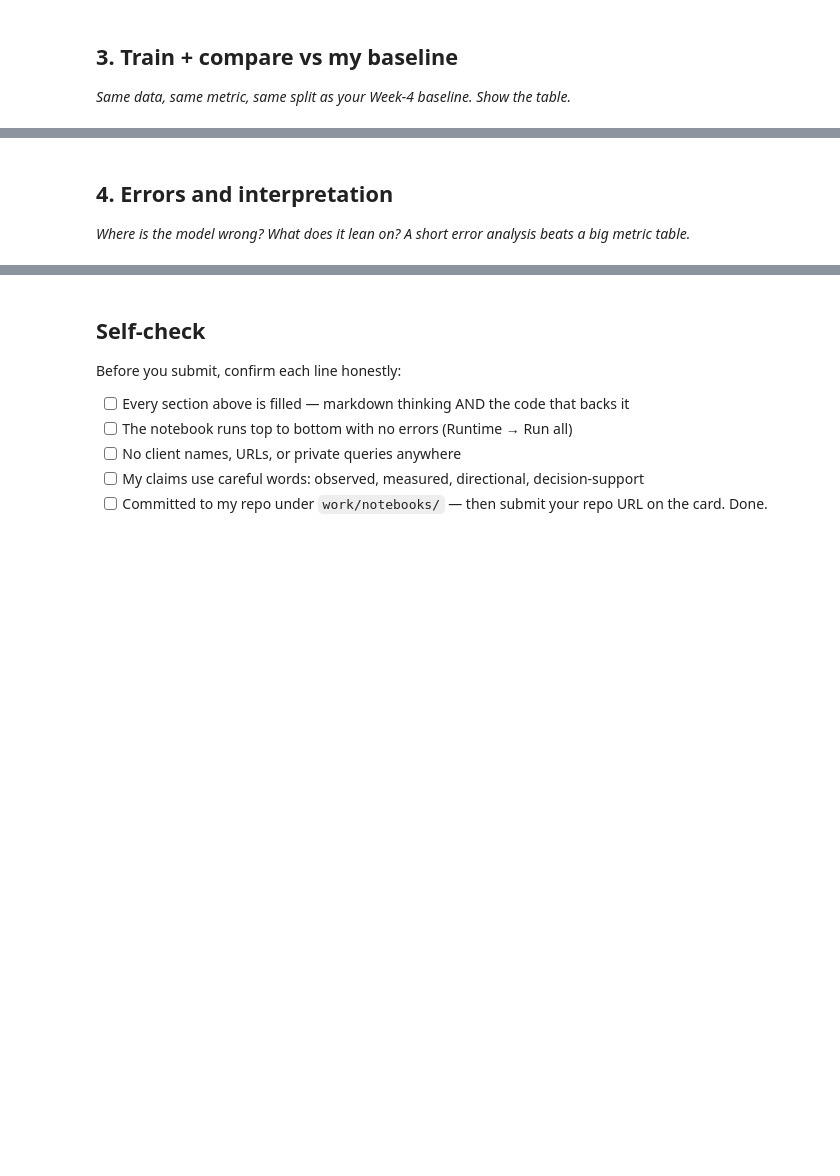
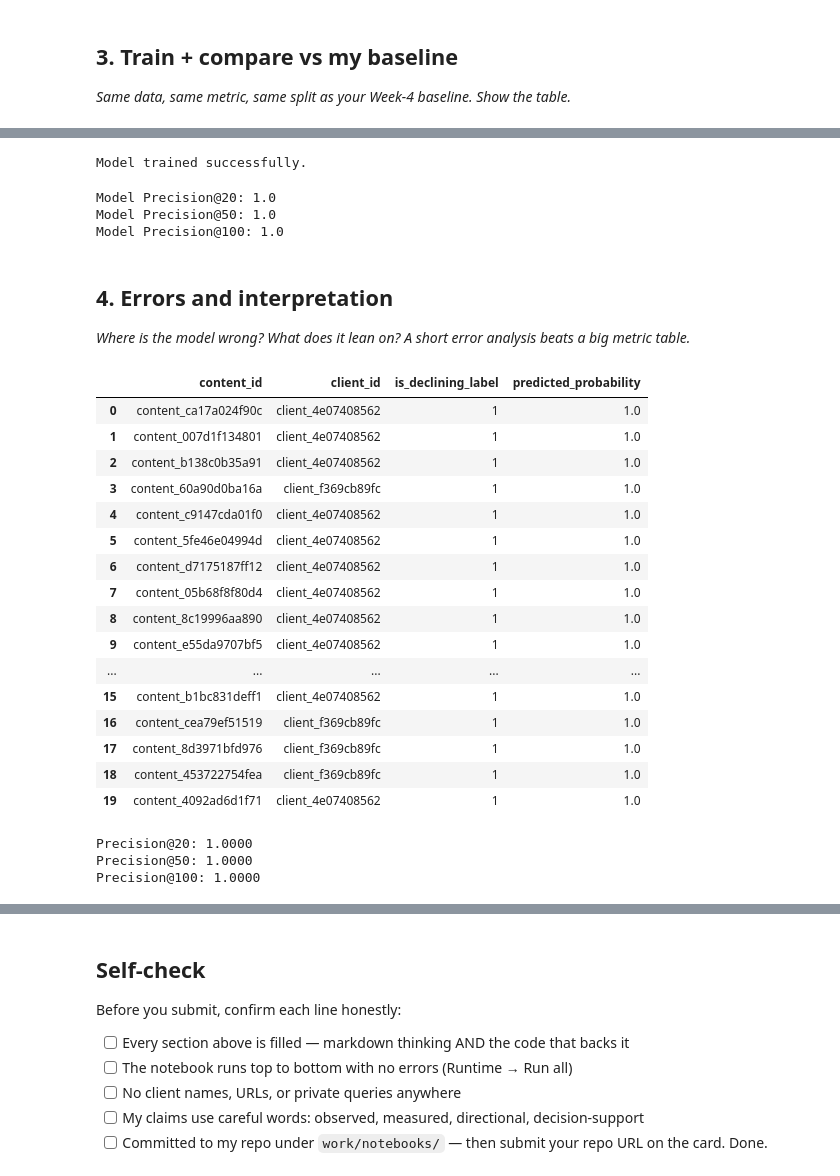
Before and after one commit to dee0742/ML-FlyRank-Task, a Jupyter notebook: work/notebooks/w05_model.ipynb, the cells around one changed output, grey strips where cells are left out. Drawn from its saved outputs; the diff is of its cells as text; code cells hidden in the pictures; blank space fills up the shorter version.

```diff
--- a/work/notebooks/w05_model.ipynb
+++ b/work/notebooks/w05_model.ipynb
@@ -30,3 +122,39 @@ This skeleton is yours to fill. Work the sections **in order** — each one has
+# %%
+X_train = train[feature_columns]
+y_train = train[target]
+
+X_test = test[feature_columns]
+y_test = test[target]
+
+model = Pipeline([
+    ("imputer", SimpleImputer(strategy="median")),
+    ("scaler", StandardScaler()),
+    ("classifier", LogisticRegression(
+        max_iter=1000,
+        random_state=42
+    ))
+])
+
+model.fit(X_train, y_train)
+
+# Probability of being a declining page
+probability = model.predict_proba(X_test)[:, 1]
+
+print("Model trained successfully.")
+# %% [output]
+Model trained successfully.
+# %%
+def precision_at_k(results, k):
+    return results.head(k)["is_declining_label"].mean()
+
+
+print("Model Precision@20:", precision_at_k(results, 20))
+print("Model Precision@50:", precision_at_k(results, 50))
+print("Model Precision@100:", precision_at_k(results, 100))
+# %% [output]
+Model Precision@20: 1.0
+Model Precision@50: 1.0
+Model Precision@100: 1.0
 # %% [markdown]
 ## 4. Errors and interpretation
 
@@ -36,0 +162,44 @@ This skeleton is yours to fill. Work the sections **in order** — each one has
+# %%
+results = test[
+    ["content_id", "client_id", target]
+].copy()
+
+results["predicted_probability"] = probability
+
+results = results.sort_values(
+    "predicted_probability",
+    ascending=False
+).reset_index(drop=True)
+
+results.head(20)
+# %% [output]
+|  | content_id | client_id | is_declining_label | predicted_probability |
+| 0 | content_ca17a024f90c | client_4e07408562 | 1 | 1.0 |
+| 1 | content_007d1f134801 | client_4e07408562 | 1 | 1.0 |
+| 2 | content_b138c0b35a91 | client_4e07408562 | 1 | 1.0 |
+| 3 | content_60a90d0ba16a | client_f369cb89fc | 1 | 1.0 |
+| 4 | content_c9147cda01f0 | client_4e07408562 | 1 | 1.0 |
+| 5 | content_5fe46e04994d | client_4e07408562 | 1 | 1.0 |
+| 6 | content_d7175187ff12 | client_4e07408562 | 1 | 1.0 |
+| 7 | content_05b68f8f80d4 | client_4e07408562 | 1 | 1.0 |
+| 8 | content_8c19996aa890 | client_4e07408562 | 1 | 1.0 |
+| 9 | content_e55da9707bf5 | client_4e07408562 | 1 | 1.0 |
+| ... | ... | ... | ... | ... |
+| 15 | content_b1bc831deff1 | client_4e07408562 | 1 | 1.0 |
+| 16 | content_cea79ef51519 | client_f369cb89fc | 1 | 1.0 |
+| 17 | content_8d3971bfd976 | client_f369cb89fc | 1 | 1.0 |
+| 18 | content_453722754fea | client_f369cb89fc | 1 | 1.0 |
+| 19 | content_4092ad6d1f71 | client_4e07408562 | 1 | 1.0 |
+# %%
+def precision_at_k(results, k):
+    return results.head(k)[target].mean()
+
+for k in [20, 50, 100]:
+    print(
+        f"Precision@{k}: "
+        f"{precision_at_k(results, k):.4f}"
+    )
+# %% [output]
+Precision@20: 1.0000
+Precision@50: 1.0000
+Precision@100: 1.0000
```
Also changed, not shown: parts of 14 cells of this notebook.
